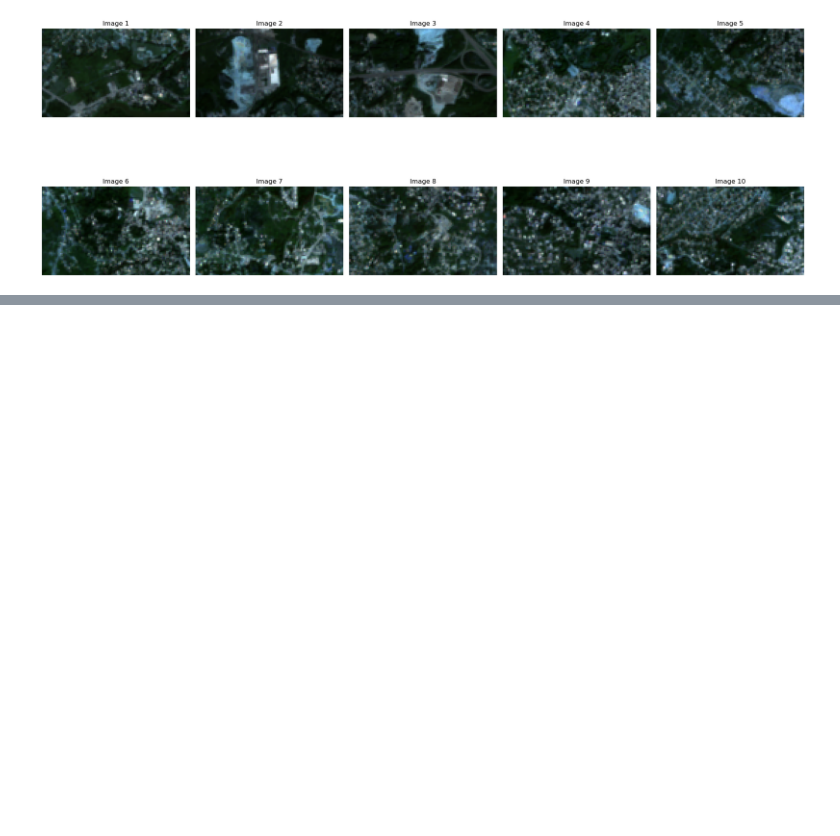
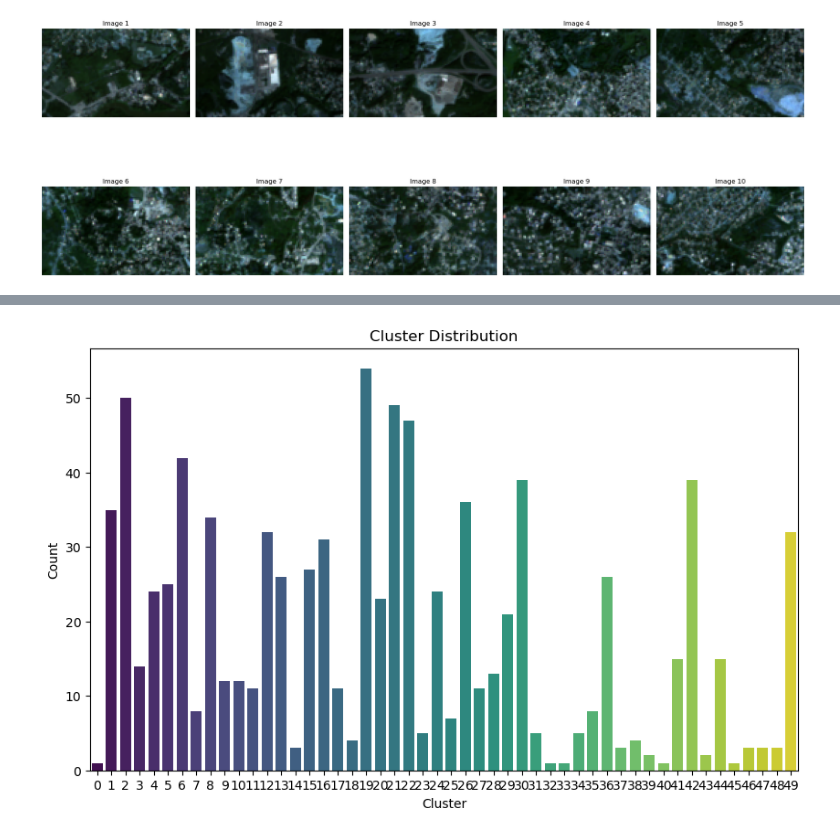
Before and after one commit to JuanesLamilla/TemporalClusterNet, a Jupyter notebook: main.ipynb, the cells around one changed output, grey strips where cells are left out. Saved outputs shown, nothing was run; the diff lists cells and outputs as text; code cells hidden in the pictures; blank space fills up the shorter version.

Commit message:
Add clustering

```diff
--- a/main.ipynb
+++ b/main.ipynb
@@ -249,0 +325,12 @@ df_effnet_features_pca = pd.DataFrame(pca.transform(df_effnet_features), index=d
+# %%
+effnet_features_pca_130 = scaler.fit_transform(df_effnet_features)
+# %%
+pca = PCA(n_components=130, random_state=SEED)
+pca.fit(effnet_features_pca_130)
+effnet_features_pca_130 = pd.DataFrame(pca.transform(effnet_features_pca_130), index=df_effnet_features.index)
+# %%
+# Cluster the features using KMeans
+from sklearn.cluster import KMeans
+
+kmeans = KMeans(n_clusters=50, random_state=SEED)
+effnet_features_pca_130["cluster"] = kmeans.fit_predict(effnet_features_pca_130)
@@ -249,0 +353,12 @@ df_effnet_features_pca = pd.DataFrame(pca.transform(df_effnet_features), index=d
+# %%
+# What is the distribution of clusters?
+cluster_counts = effnet_features_pca_130["cluster"].value_counts().sort_index()
+
+plt.figure(figsize=(10, 6))
+sns.barplot(x=cluster_counts.index, y=cluster_counts.values, palette='viridis')
+plt.xlabel("Cluster")
+plt.ylabel("Count")
+plt.title("Cluster Distribution")
+plt.show()
+# %% [output]
+[figure, added]
```
Also changed, not shown: parts of 18 cells of this notebook, 2 other files.
